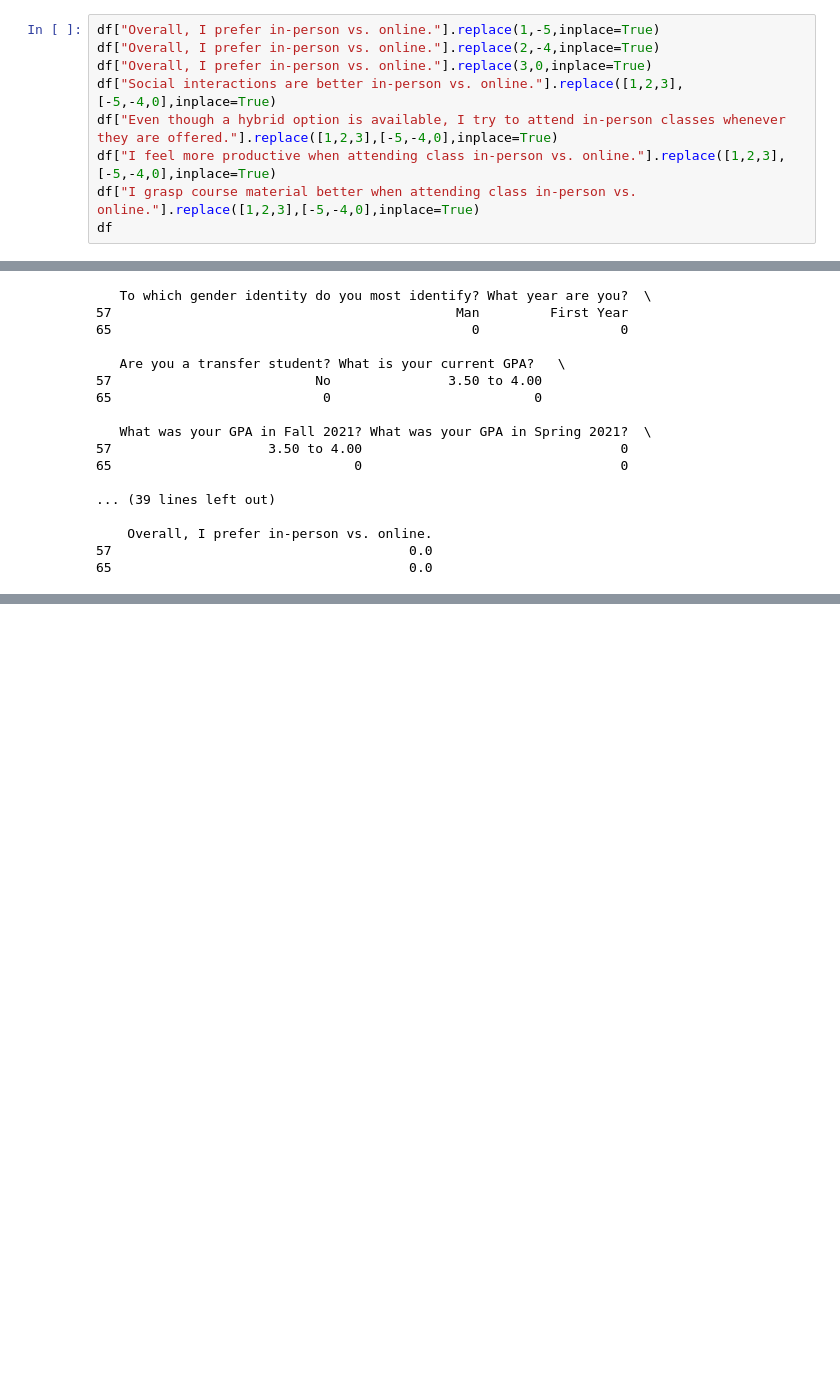
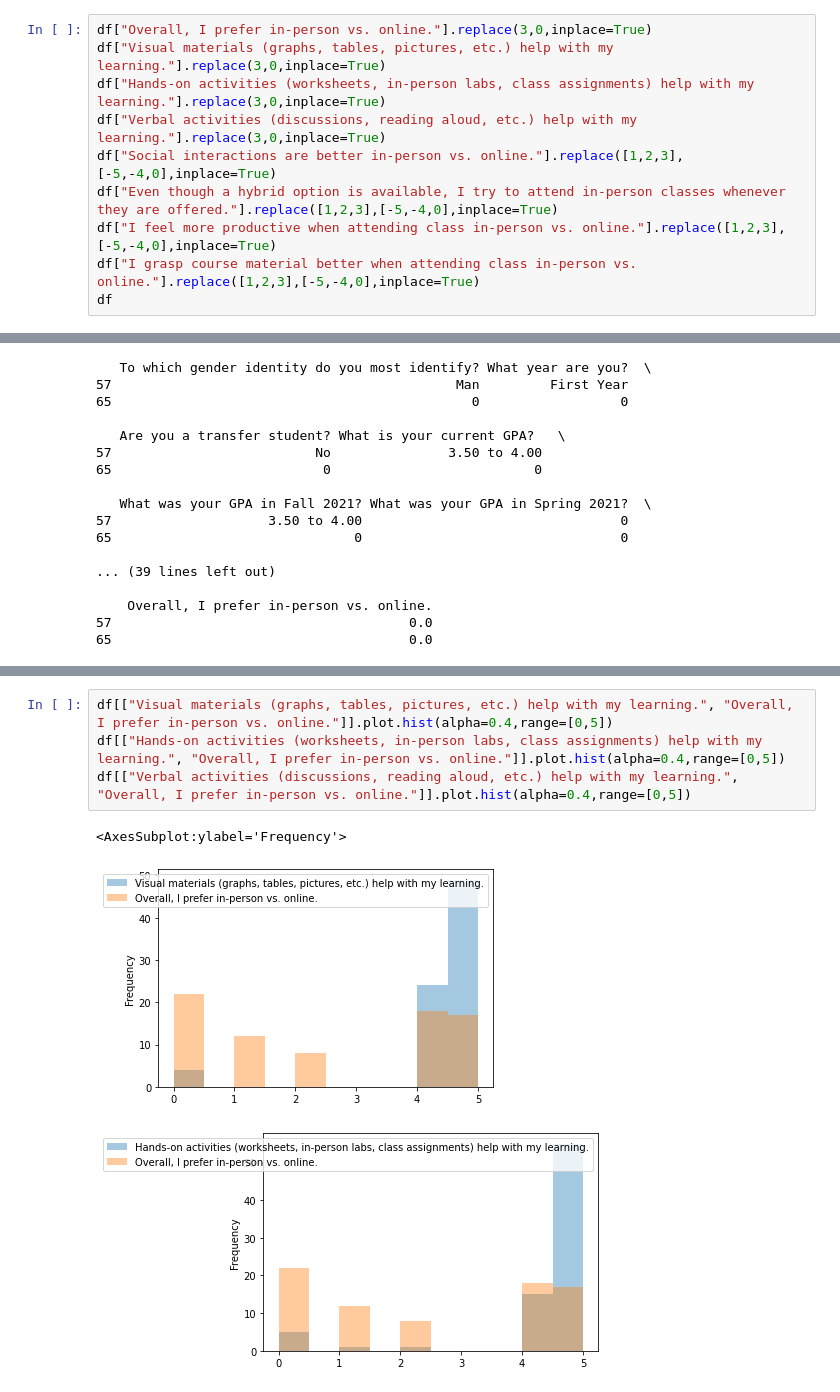
Before and after one commit to rgiron1/CS-105_miniproject, a Jupyter notebook: MiniProject.ipynb, the cells around one changed output, grey strips where cells are left out. Cells and saved outputs as stored; diff of their text form; blank space fills up the shorter version.

Commit message:
Data for learning types and in-person/online

```diff
--- a/MiniProject.ipynb
+++ b/MiniProject.ipynb
@@ -29,9 +29,10 @@ df["Overall, I prefer in-person vs. online."].value_counts()#/df["Overall, I pre
 2.0     8
 Name: Overall, I prefer in-person vs. online., dtype: int64
 # %%
-df["Overall, I prefer in-person vs. online."].replace(1,-5,inplace=True)
-df["Overall, I prefer in-person vs. online."].replace(2,-4,inplace=True)
 df["Overall, I prefer in-person vs. online."].replace(3,0,inplace=True)
+df["Visual materials (graphs, tables, pictures, etc.) help with my learning."].replace(3,0,inplace=True)
+df["Hands-on activities (worksheets, in-person labs, class assignments) help with my learning."].replace(3,0,inplace=True)
+df["Verbal activities (discussions, reading aloud, etc.) help with my learning."].replace(3,0,inplace=True)
 df["Social interactions are better in-person vs. online."].replace([1,2,3],[-5,-4,0],inplace=True)
 df["Even though a hybrid option is available, I try to attend in-person classes whenever they are offered."].replace([1,2,3],[-5,-4,0],inplace=True)
 df["I feel more productive when attending class in-person vs. online."].replace([1,2,3],[-5,-4,0],inplace=True)
@@ -74,0 +109,8 @@ print(df.loc[[57,65]])
+# %%
+df[["Visual materials (graphs, tables, pictures, etc.) help with my learning.", "Overall, I prefer in-person vs. online."]].plot.hist(alpha=0.4,range=[0,5])
+df[["Hands-on activities (worksheets, in-person labs, class assignments) help with my learning.", "Overall, I prefer in-person vs. online."]].plot.hist(alpha=0.4,range=[0,5])
+df[["Verbal activities (discussions, reading aloud, etc.) help with my learning.", "Overall, I prefer in-person vs. online."]].plot.hist(alpha=0.4,range=[0,5])
+# %% [output]
+<AxesSubplot:ylabel='Frequency'>
+[figure, added]
+[figure, added]
```
Also changed, not shown: parts of 4 cells of this notebook.
